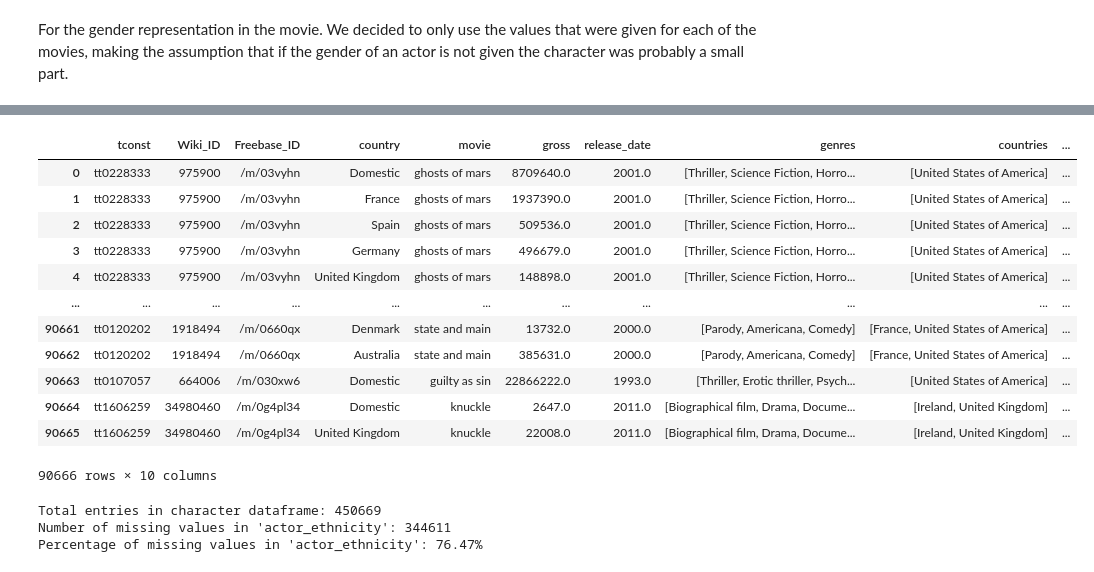
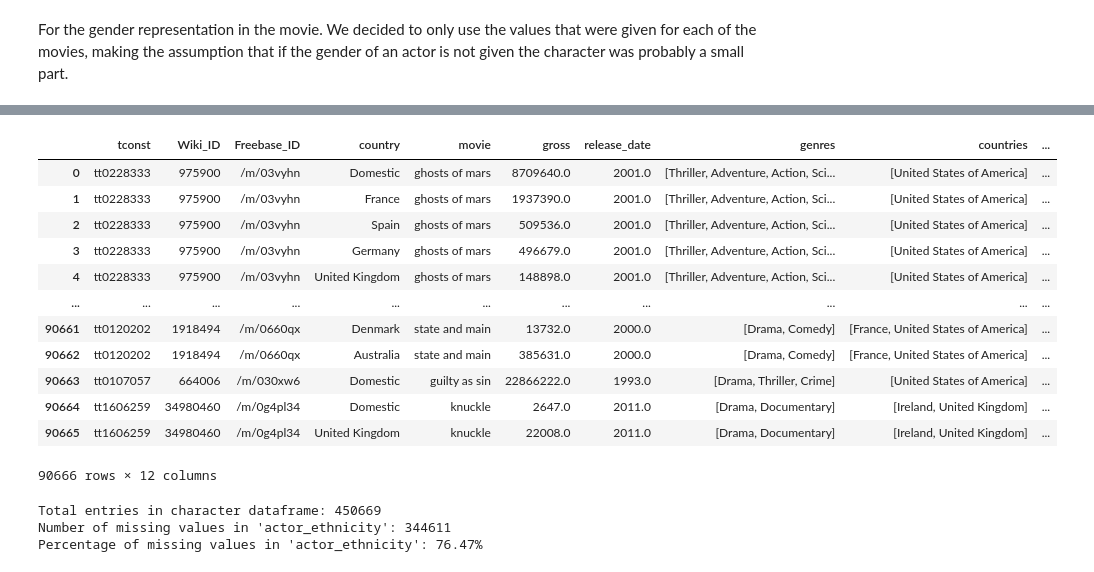
Before and after one commit to epfl-ada/ada-2023-project-nada2023, a Jupyter notebook: notebook_network.ipynb, the cells around one changed output, grey strips where cells are left out. Cells and saved outputs as stored; diff of their text form; code cells hidden in the pictures.

```diff
--- a/notebook_network.ipynb
+++ b/notebook_network.ipynb
@@ -17,3 +24,18 @@ movies.columns = ['Wiki_ID', 'Freebase_ID', 'name', 'release_date', 'box_office'
 # Make the name of the columns of character wiki_ID, freebase_ID, character_name, actor_DOB, actor_gender, actor_height, actor_ethnicity, actor_name, actor_age, freebase_character_map
 character.columns = ['Wiki_ID', 'Freebase_ID','release_date', 'character_name', 'actor_DOB', 'actor_gender', 'actor_height', 'actor_ethnicity', 'actor_name', 'actor_age', '10', '11', '12']
 character = character.drop(['10', '11', '12'], axis = 1)
+# %%
+# Load the CSV file
+csv_file_path = 'dictionnaries/movies_genres.csv'
+new_genre_df = pd.read_csv(csv_file_path)
+
+# Convert the 'genres' from string to list
+new_genre_df['genres'] = new_genre_df['genres'].apply(ast.literal_eval)
+
+movies_clean_gross = movies.copy()
+
+# Merge with the original DataFrame
+movies_clean_gross = movies_clean_gross.drop('genres', axis=1, errors='ignore').merge(new_genre_df, on='Wiki_ID')
+
+# Display the merged DataFrame
+movies_clean_gross.head()
@@ -63,7 +90,6 @@ movies_clean_release['release_date'] = pd.to_numeric(movies_clean_release['relea
 movies_clean_release['release_date'] = movies_clean_release['release_date'].astype(np.int64, errors='ignore')
 # %%
 movies_clean_genre = movies_clean_release.copy()
-movies_clean_genre['genres'] = movies_clean_genre['genres'].apply(lambda x: list(ast.literal_eval(x).values()))
 # This line is to make the empty list to be nan so the nan are uniform
 movies_clean_genre['genres'] = movies_clean_genre['genres'].apply(lambda x: x if len(x) != 0 else np.nan)
 # %%
@@ -146,7 +233,9 @@ ratio_female_to_total = character_groupby_F / character_groupby_tot
 # %%
 data = {
     'Wiki_ID': ratio_female_to_total.index,
-    'Ratio_Female_to_Total': ratio_female_to_total.values
+    'Ratio_Female_to_Total': ratio_female_to_total.values,
+    'num_female': character_groupby_F.values,
+    'num_male': character_groupby_tot.values - character_groupby_F.values
 }
 
 # Create DataFrame
@@ -168,22 +257,22 @@ movies_clean_gender.head()
 # %%
 gross_gender = gross_country.copy()
 #merge gross and movies_clean_genre on wiki_ID
-gross_gender = gross_gender.merge(movies_clean_gender[['Wiki_ID', 'Ratio_Female_to_Total']], on = 'Wiki_ID', how = 'left')
+gross_gender = gross_gender.merge(movies_clean_gender[['Wiki_ID', 'Ratio_Female_to_Total', 'num_female', 'num_male']], on = 'Wiki_ID', how = 'left')
 gross_gender
 # %% [output]
 |  | tconst | Wiki_ID | Freebase_ID | country | movie | gross | release_date | genres | countries | ... |
-| 0 | tt0228333 | 975900 | /m/03vyhn | Domestic | ghosts of mars | 8709640.0 | 2001.0 | [Thriller, Science Fiction, Horro... | [United States of America] | ... |
-| 1 | tt0228333 | 975900 | /m/03vyhn | France | ghosts of mars | 1937390.0 | 2001.0 | [Thriller, Science Fiction, Horro... | [United States of America] | ... |
-| 2 | tt0228333 | 975900 | /m/03vyhn | Spain | ghosts of mars | 509536.0 | 2001.0 | [Thriller, Science Fiction, Horro... | [United States of America] | ... |
-| 3 | tt0228333 | 975900 | /m/03vyhn | Germany | ghosts of mars | 496679.0 | 2001.0 | [Thriller, Science Fiction, Horro... | [United States of America] | ... |
-| 4 | tt0228333 | 975900 | /m/03vyhn | United Kingdom | ghosts of mars | 148898.0 | 2001.0 | [Thriller, Science Fiction, Horro... | [United States of America] | ... |
+| 0 | tt0228333 | 975900 | /m/03vyhn | Domestic | ghosts of mars | 8709640.0 | 2001.0 | [Thriller, Adventure, Action, Sci... | [United States of America] | ... |
+| 1 | tt0228333 | 975900 | /m/03vyhn | France | ghosts of mars | 1937390.0 | 2001.0 | [Thriller, Adventure, Action, Sci... | [United States of America] | ... |
+| 2 | tt0228333 | 975900 | /m/03vyhn | Spain | ghosts of mars | 509536.0 | 2001.0 | [Thriller, Adventure, Action, Sci... | [United States of America] | ... |
+| 3 | tt0228333 | 975900 | /m/03vyhn | Germany | ghosts of mars | 496679.0 | 2001.0 | [Thriller, Adventure, Action, Sci... | [United States of America] | ... |
+| 4 | tt0228333 | 975900 | /m/03vyhn | United Kingdom | ghosts of mars | 148898.0 | 2001.0 | [Thriller, Adventure, Action, Sci... | [United States of America] | ... |
 | ... | ... | ... | ... | ... | ... | ... | ... | ... | ... | ... |
-| 90661 | tt0120202 | 1918494 | /m/0660qx | Denmark | state and main | 13732.0 | 2000.0 | [Parody, Americana, Comedy] | [France, United States of America] | ... |
-| 90662 | tt0120202 | 1918494 | /m/0660qx | Australia | state and main | 385631.0 | 2000.0 | [Parody, Americana, Comedy] | [France, United States of America] | ... |
-| 90663 | tt0107057 | 664006 | /m/030xw6 | Domestic | guilty as sin | 22866222.0 | 1993.0 | [Thriller, Erotic thriller, Psych... | [United States of America] | ... |
-| 90664 | tt1606259 | 34980460 | /m/0g4pl34 | Domestic | knuckle | 2647.0 | 2011.0 | [Biographical film, Drama, Docume... | [Ireland, United Kingdom] | ... |
-| 90665 | tt1606259 | 34980460 | /m/0g4pl34 | United Kingdom | knuckle | 22008.0 | 2011.0 | [Biographical film, Drama, Docume... | [Ireland, United Kingdom] | ... |
+| 90661 | tt0120202 | 1918494 | /m/0660qx | Denmark | state and main | 13732.0 | 2000.0 | [Drama, Comedy] | [France, United States of America] | ... |
+| 90662 | tt0120202 | 1918494 | /m/0660qx | Australia | state and main | 385631.0 | 2000.0 | [Drama, Comedy] | [France, United States of America] | ... |
+| 90663 | tt0107057 | 664006 | /m/030xw6 | Domestic | guilty as sin | 22866222.0 | 1993.0 | [Drama, Thriller, Crime] | [United States of America] | ... |
+| 90664 | tt1606259 | 34980460 | /m/0g4pl34 | Domestic | knuckle | 2647.0 | 2011.0 | [Drama, Documentary] | [Ireland, United Kingdom] | ... |
+| 90665 | tt1606259 | 34980460 | /m/0g4pl34 | United Kingdom | knuckle | 22008.0 | 2011.0 | [Drama, Documentary] | [Ireland, United Kingdom] | ... |
-90666 rows × 10 columns
+90666 rows × 12 columns
 # %%
 # Analyzing Ethnicity Data
 print(f"Total entries in character dataframe: {len(character)}")
```
Also changed, not shown: parts of 36 cells of this notebook, 6 other files.
